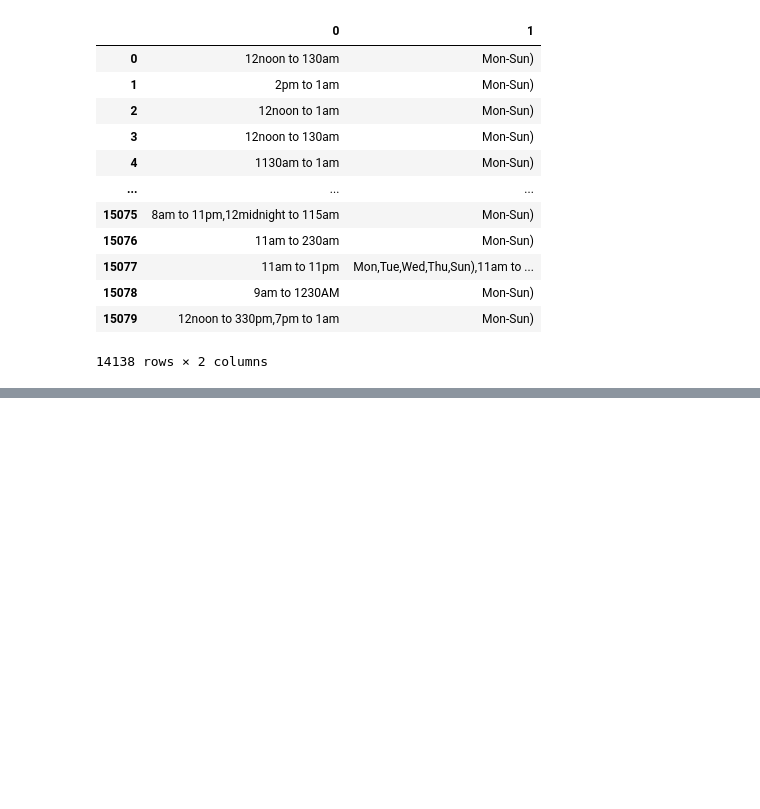
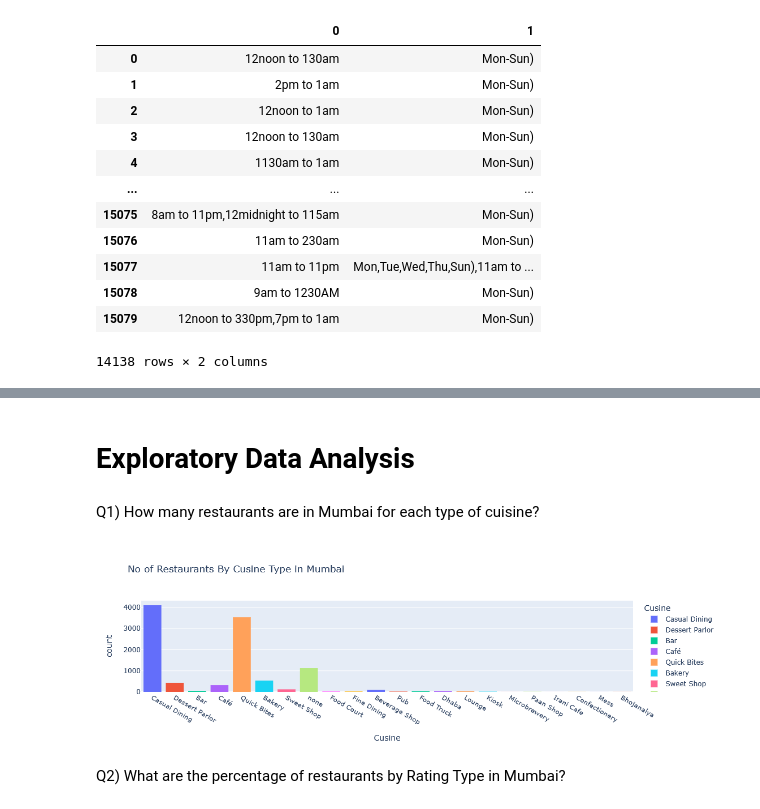
Before and after one commit to ThanigaivelGanapathi/Data-Visualisation, a Jupyter notebook: seaborn/Zomato Data Analysis.ipynb, the cells around one changed output, grey strips where cells are left out. Cells and saved outputs as stored; diff of their text form; code cells hidden in the pictures; blank space fills up the shorter version.

```diff
--- a/seaborn/Zomato Data Analysis.ipynb
+++ b/seaborn/Zomato Data Analysis.ipynb
@@ -306,0 +476,2 @@ error: unbalanced parenthesis at position 0
+# %%
+dataset["REGION"] = dataset["REGION"].str.replace("west| West| East| east","",regex = True)
@@ -306,0 +494,14 @@ error: unbalanced parenthesis at position 0
+# %%
+
+dataset['REGION'] = dataset['REGION'].str.replace('4 Bungalows|7 Andheri|Azad Nagar|Near Andheri Station|Veera Desai Area','Andheri',regex = True)
+dataset['REGION'] = dataset['REGION'].str.replace('Bandra Kurla Complex','Bandra',regex=True)
+dataset['REGION'] = dataset['REGION'].str.replace('CBD-Belapur','CBD Belapur',regex=True)
+dataset['REGION'] = dataset['REGION'].str.replace('Girgaon Chowpatty','Chowpatty',regex=True)
+dataset['REGION'] = dataset['REGION'].str.replace('Dadar Shivaji Park','Dadar',regex=True)
+dataset['REGION'] = dataset['REGION'].str.replace('Flea Bazaar Café|Kamala Mills Compound','Lower Parel',regex=True)
+dataset['REGION'] = dataset['REGION'].str.replace('Runwal Green','Mulund',regex=True)
+dataset['REGION'] = dataset['REGION'].str.replace('Mumbai CST Area','Mumbai Central',regex=True)
+dataset['REGION'] = dataset['REGION'].str.replace('Kopar Khairane|Seawoods|Turbhe|Ulwe','Navi Mumbai',regex=True)
+dataset['REGION'] = dataset['REGION'].str.replace('New Panvel|Old Panvel','Panvel',regex=True)
+dataset['REGION'] = dataset['REGION'].str.replace('Kamothe','Sion',regex=True)
+dataset['REGION'] = dataset['REGION'].str.replace('Ghodbunder Road|Majiwada','Thane',regex=True)
@@ -306,0 +524,2 @@ error: unbalanced parenthesis at position 0
+# %%
+dataset = dataset.drop_duplicates()
@@ -306,0 +530,2 @@ error: unbalanced parenthesis at position 0
+# %%
+zomato_dataset = dataset.copy()
@@ -306,0 +548,11 @@ error: unbalanced parenthesis at position 0
+# %% [markdown]
+# Exploratory Data Analysis
+# %% [markdown]
+ Q1) How many restaurants are in Mumbai for each type of cuisine?
+# %%
+restaurant = px.histogram(zomato_dataset,x = "CUSINE TYPE",color = "CUSINE TYPE",title = "No of Restaurants By Cusine Type in Mumbai",labels = {"CUSINE TYPE" : "Cusine"})
+restaurant
+# %% [output]
+[figure, added]
+# %% [markdown]
+ Q2) What are the percentage of restaurants by Rating Type in Mumbai?
```
Also changed, not shown: parts of 31 cells of this notebook.
